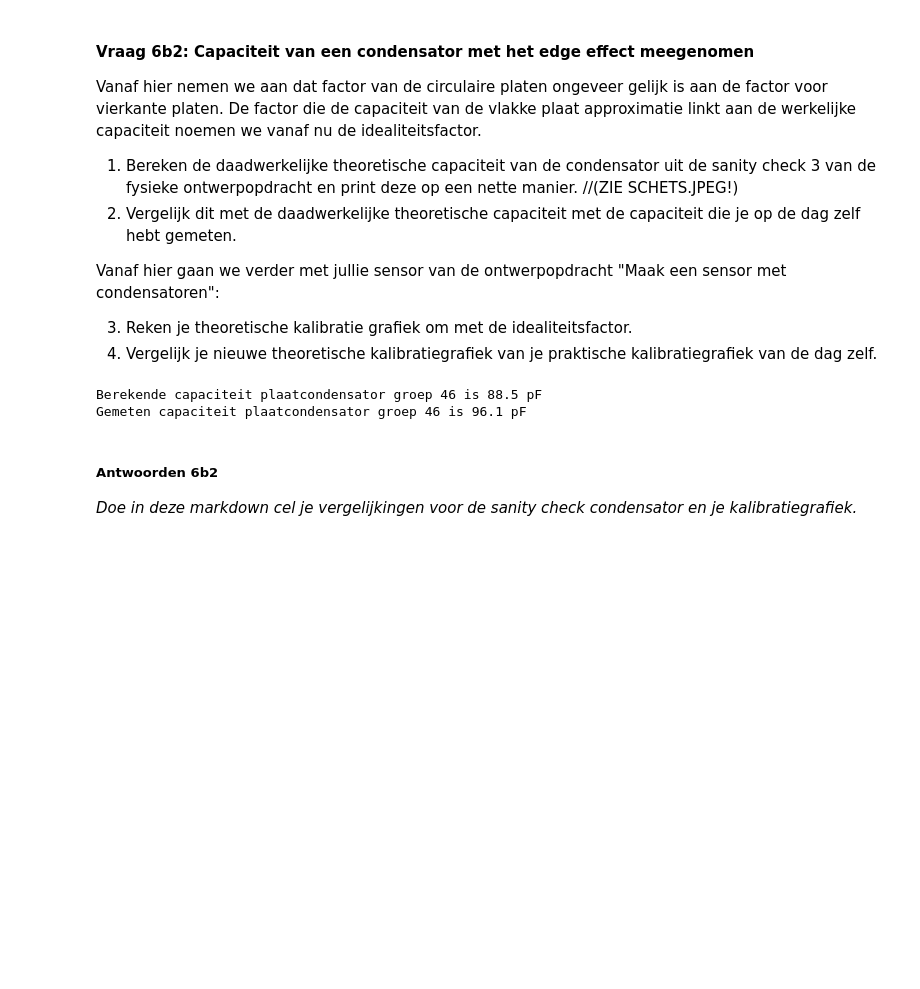
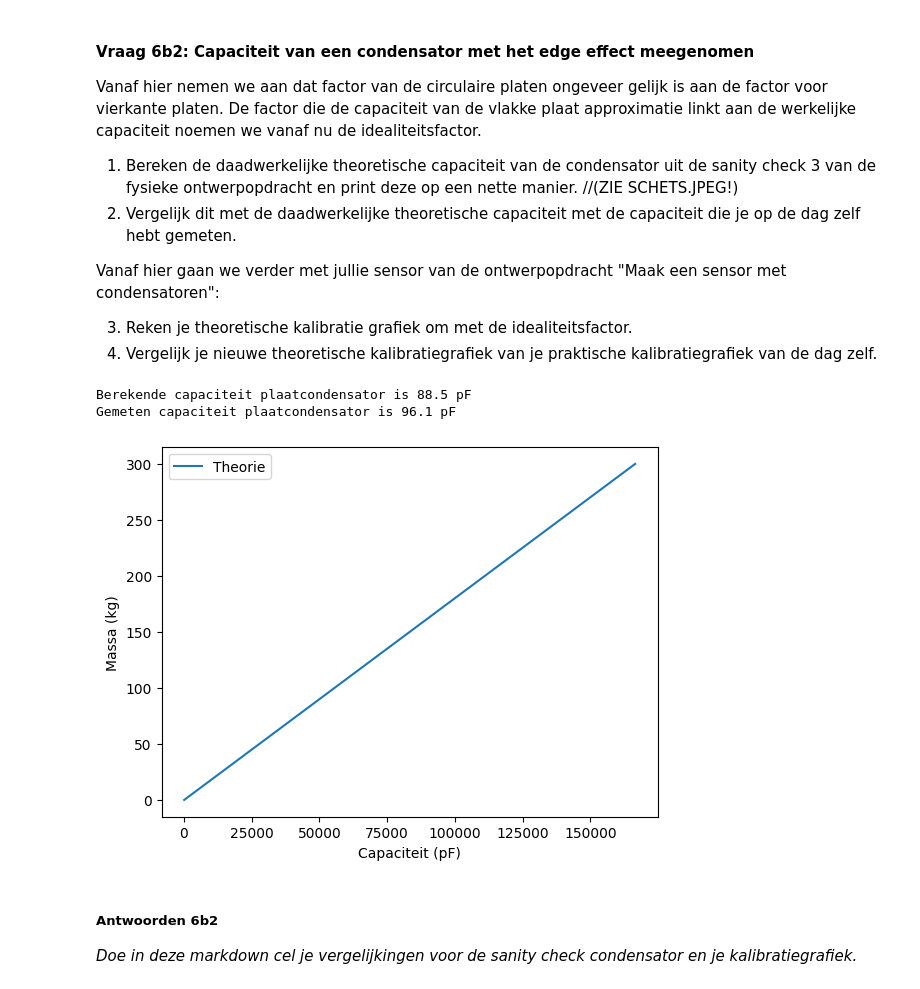
Before and after one commit to florisdekker148-bit/Floris-opdrachten-DEF-D, a Jupyter notebook: DigitaleOntwerpopdrachten/1CondensatorOpdracht/CondensatorOntwerpopdracht.ipynb, the cells around one changed output. Saved outputs shown, nothing was run; the diff lists cells and outputs as text; code cells hidden in the pictures; blank space fills up the shorter version.

```diff
--- a/DigitaleOntwerpopdrachten/1CondensatorOpdracht/CondensatorOntwerpopdracht.ipynb
+++ b/DigitaleOntwerpopdrachten/1CondensatorOpdracht/CondensatorOntwerpopdracht.ipynb
@@ -856,26 +860,50 @@ Vanaf hier gaan we verder met jullie sensor van de ontwerpopdracht "Maak een sen
 # %%
 # Schrijf hier jouw code die de vlakke plaat capaciteit omschrijft naar de werkelijke capaciteit
 
 epsilon_0 = 8.85*1e-12
 epsilon_lucht = 1.00056
 A = 1e-2
 d = 1e-3
 
 
-def capaciteit(epsilon_r, A, d):
+def capaciteittheorie(epsilon_r, A, d):
     C_plaat = epsilon_0 * epsilon_r * A/d *1e12
     return C_plaat
 
-theoretische_C = capaciteit(epsilon_lucht, A, d)
+theoretische_C = capaciteittheorie(epsilon_lucht, A, d)
 gemeten_C = 96.1
-print(f"Berekende capaciteit plaatcondensator groep 46 is {theoretische_C:.1f} pF")
-print(f"Gemeten capaciteit plaatcondensator groep 46 is {gemeten_C:.1f} pF")
+
+print(f"Berekende capaciteit plaatcondensator is {theoretische_C:.1f} pF")
+print(f"Gemeten capaciteit plaatcondensator is {gemeten_C:.1f} pF")
+
 
 # def C_niet_ideaal(#relevante parameters):
     # Jouw berekeningen
+
+g = 9.812
+epsilon_plaat = 15.33
+m_waardes_voor_plot = np.linspace(0, 300, 100)
+gefitte_veerconstante = 224.27
+
+metingen_m_array = np.array([0,103,113.6,128.1,154,165,219.7,233.3])*1e-3
+metingen_f_array = np.array([127.2,87.1,75.8,69.2,59.5,57.1,52.6,52.1])*1e-12
+
+def C_meting_theorie(m, veerconstante):
+    u = ((m) * g)/(-veerconstante)
+    C = epsilon_0 * (10 * u * epsilon_lucht + (1-10 * u * epsilon_plaat)) * (A / d)
+    return C
+
+plt.figure()
+plt.plot(C_meting_theorie(m_waardes_voor_plot, gefitte_veerconstante)*1e12,
+         m_waardes_voor_plot, label="Theorie")
+plt.xlabel("Capaciteit (pF)")
+plt.ylabel("Massa (kg)")
+plt.legend()
+plt.show()
 # %% [output]
-Berekende capaciteit plaatcondensator groep 46 is 88.5 pF
-Gemeten capaciteit plaatcondensator groep 46 is 96.1 pF
+Berekende capaciteit plaatcondensator is 88.5 pF
+Gemeten capaciteit plaatcondensator is 96.1 pF
+[figure, added]
 # %% [markdown]
 ##### Antwoorden 6b2
 
```
Also changed, not shown: parts of 1 cell of this notebook, 2 other files.
